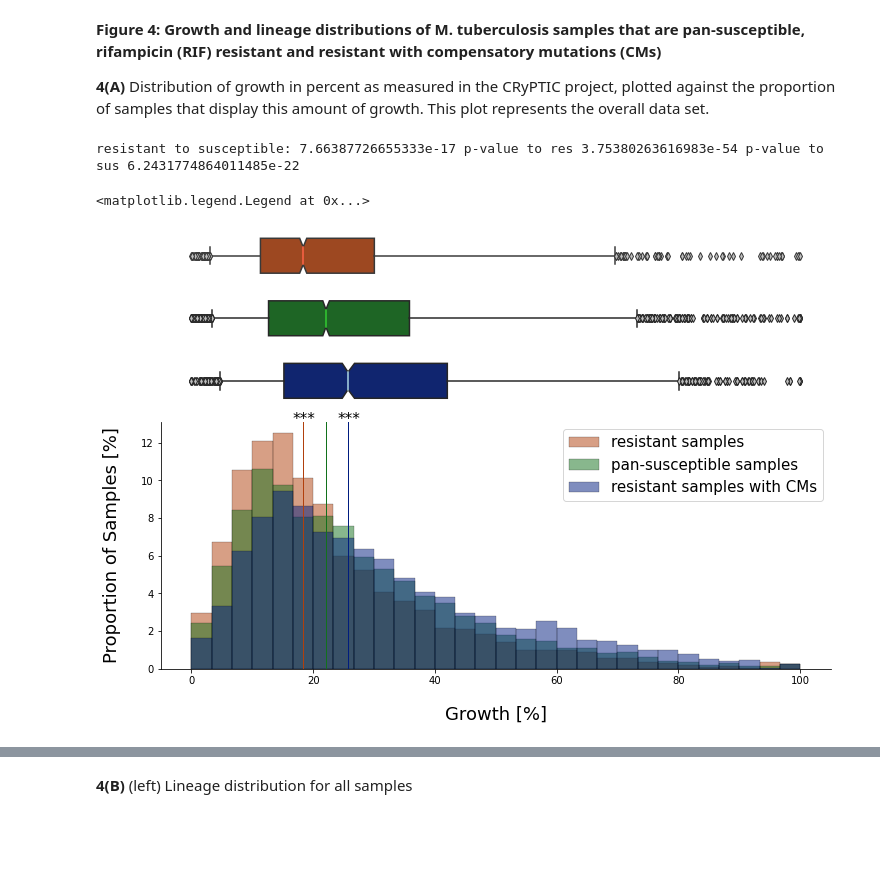
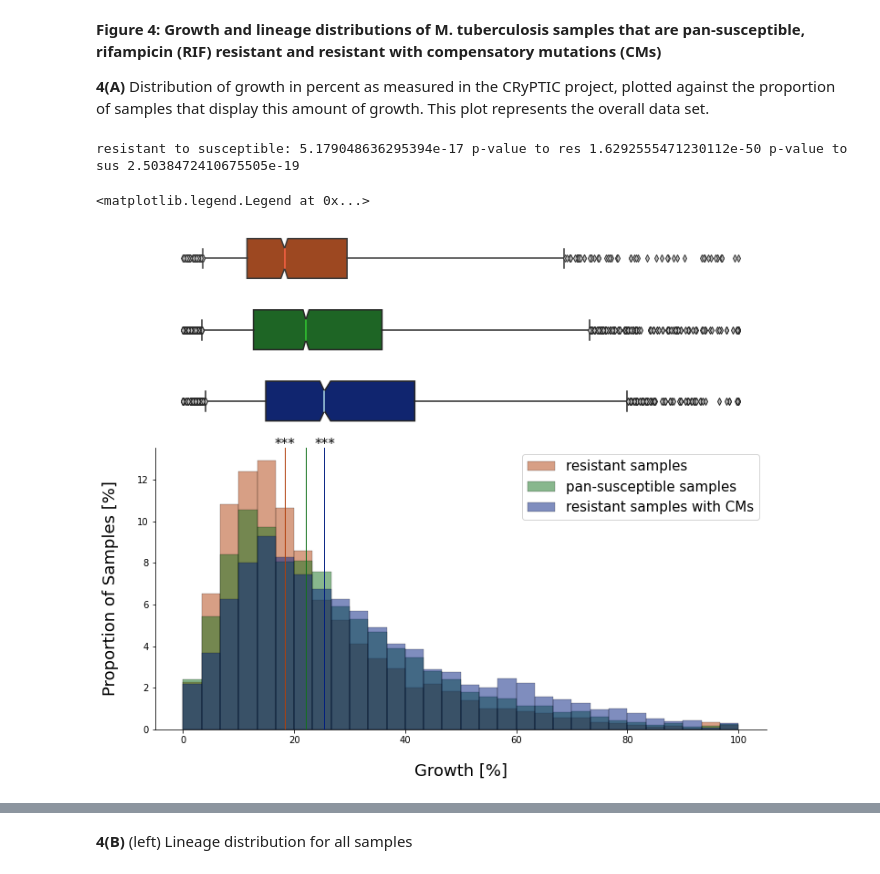
Before and after one commit to fowler-lab/tb-rnap-compensation, a Jupyter notebook: Recreate_figures_paper.ipynb, the cells around one changed output, grey strips where cells are left out. Drawn from its saved outputs; the diff is of its cells as text; code cells hidden in the pictures; blank space fills up the shorter version.

```diff
--- a/Recreate_figures_paper.ipynb
+++ b/Recreate_figures_paper.ipynb
@@ -523,0 +502,4 @@ resistance mutation &    putative CM \\
+# %%
+hits = pandas.read_excel('hits_new.xlsx')
+
+print(hits.to_latex(index = False))
@@ -572,16 +608,0 @@ ax2.legend(loc = 0, fontsize = 15)
-# %%
-hits = pandas.read_excel('hits.xlsx')
-rows = []
-
-for res in hits.resistant_mutation.unique():
-    res_samples = MUTATIONS[MUTATIONS.GENE_MUTATION==res].UNIQUEID
-
-    for other in hits.other_mutation.unique():
-        prevalence = len(MUTATIONS[(MUTATIONS.GENE_MUTATION==other)
-                                   & (MUTATIONS.UNIQUEID.isin(res_samples))].UNIQUEID)
-
-        if prevalence > 40:
-            rows.append([res, other, prevalence])
-
-hits_filtered = pandas.DataFrame(rows, columns = ['resistance mutation', 'putative CM', 'prevalence'])
-print(hits_filtered.to_latex(index = False))
@@ -618,7 +621,6 @@ for i, name in enumerate(hits.resistant_mutation.unique()):
     resistance = MUTATIONS[(MUTATIONS.GENE_MUTATION == name)].UNIQUEID
     hit_samples_local = MUTATIONS[(MUTATIONS.GENE_MUTATION.isin(hits.other_mutation.values.tolist()))
                                   & (MUTATIONS.UNIQUEID.isin(resistance.tolist()))].UNIQUEID.unique()
-
     res_CM_samples.append(hit_samples_local)
 
 res_CM_samples = numpy.concatenate(res_CM_samples)
@@ -650,11 +652,11 @@ stats = []
 sus_boot = my_bootstrap(susceptible)
 stats.append(['susceptible (sus)', sus_boot[0], sus_boot[1][0], sus_boot[1][1], '', '',
               round(numpy.mean(susceptible), 2), len(susceptible)])
-#res_boot = my_bootstrap(resistant)
-stats.append(['resistant and no CMs (res)', '', '', '', '', #res_boot[0],
+res_boot = my_bootstrap(resistant)
+stats.append(['resistant and no CMs (res)', res_boot[0], res_boot[1][0], res_boot[1][1], '', '',
               round(numpy.mean(resistant), 2), len(resistant)], )
-                #round(bootstrap((resistant,), numpy.median, confidence_level = 0.95).confidence_interval.low, 2),
-                #round(bootstrap((resistant,), numpy.median, confidence_level = 0.95).confidence_interval.high, 2)
+            #round(bootstrap((resistant,), numpy.median, confidence_level = 0.95).confidence_interval.low, 2),
+            #round(bootstrap((resistant,), numpy.median, confidence_level = 0.95).confidence_interval.high, 2)
 resCM_boot = my_bootstrap(resistant_CM)
 stats.append(['resistant and any CMs', resCM_boot[0], resCM_boot[1][0], resCM_boot[1][1],
               str(p2), str(p3), round(numpy.mean(resistant_CM), 2), len(resistant_CM)])
@@ -666,45 +668,45 @@ print('resistant to susceptible:',p1, 'p-value to res', p2, 'p-value to sus', p3
 fig, (ax_box1, ax_box2, ax_box3, ax_hist) = plt.subplots(4, sharex = True,
                                                 gridspec_kw = {"height_ratios": (0.15, 0.15, 0.15, 0.85)})
 
-fig.set_size_inches(12, 8)
+fig.set_size_inches(12, 10)
 
 sns.histplot(data = resistant, label="resistant samples", color = colors[1], **hist_args)
 plt.axvline(resistant.median(), color = colors[1], linewidth = 1)
 
-plt.text(x = resistant.median()-1.8, y = 13, s='***', size = 15)
+plt.text(x = resistant.median()-1.8, y = 13.5, s='***', size = 15)
 
 sns.histplot(data = susceptible, label="pan-susceptible samples", color = colors[2], **hist_args)
 plt.axvline(susceptible.median(), color = colors[2], linewidth = 1)
 
 sns.histplot(data = resistant_CM, label="resistant samples with CMs", color = colors[0], **hist_args)
 plt.axvline(resistant_CM.median(), color = colors[0], linewidth = 1)
 
-plt.text(x = resistant_CM.median()-1.8, y = 13, s='***', size = 15)
+plt.text(x = resistant_CM.median()-1.8, y = 13.5, s='***', size = 15)
 
 sns.boxplot(resistant, ax = ax_box1, color = colors[1], medianprops={"color": "tomato"},
-            **box_args)  #usermedians = [res_boot[0]], conf_intervals = [res_boot[1]]
+            usermedians = [res_boot[0]], conf_intervals = [res_boot[1]], **box_args)
 sns.boxplot(susceptible, ax = ax_box2, color = colors[2], medianprops={"color": "LimeGreen"},
             usermedians = [sus_boot[0]], conf_intervals = [sus_boot[1]],**box_args)
 sns.boxplot(resistant_CM, ax = ax_box3, color = colors[0], medianprops={"color": "LightBlue"},
             usermedians = [resCM_boot[0]], conf_intervals = [resCM_boot[1]],**box_args)
 
 #Despine plots
 sns.despine(top = True, right=True, left = False, bottom = False, offset = False, trim = False)
 
 axes = [ax_box1, ax_box2, ax_box3]
 for ax in axes:
     sns.despine(ax = ax, top = True, right=True, left = True, bottom = True, offset = False, trim = False)
     ax.tick_params(left=False, bottom=False)
     ax.set(yticklabels=[])
     ax.set(xlabel='')
 
 plt.xlabel("Growth [%]", size = 18, labelpad = 20)
 plt.ylabel("Proportion of Samples [%]", size = 18, labelpad = 20)
 plt.legend(loc = 'upper right', fontsize = 15)
 # %% [output]
-resistant to susceptible: 7.66387726655333e-17 p-value to res 3.75380263616983e-54 p-value to sus 6.2431774864011485e-22
+resistant to susceptible: 5.179048636295394e-17 p-value to res 1.6292555471230112e-50 p-value to sus 2.5038472410675505e-19
 <matplotlib.legend.Legend at 0x...>
-[figure, old version]
+[figure, new version]
 # %%
 table = pandas.DataFrame(stats, columns = ['mutation', 'median growth [%]', 'CI low', 'CI high', 'p-value to res', 'p-value to sus', 'mean growth [%]', 'n'], index = None)
 print(table.to_latex(index = False))
```
Also changed, not shown: parts of 27 cells of this notebook.
